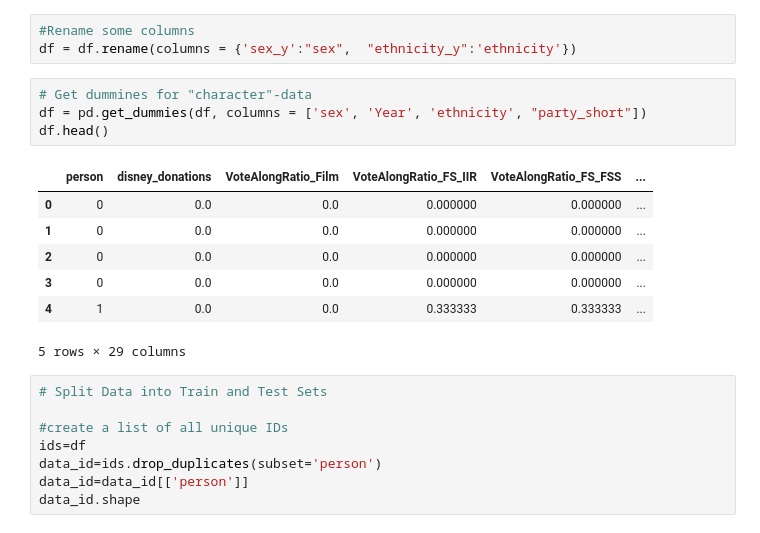
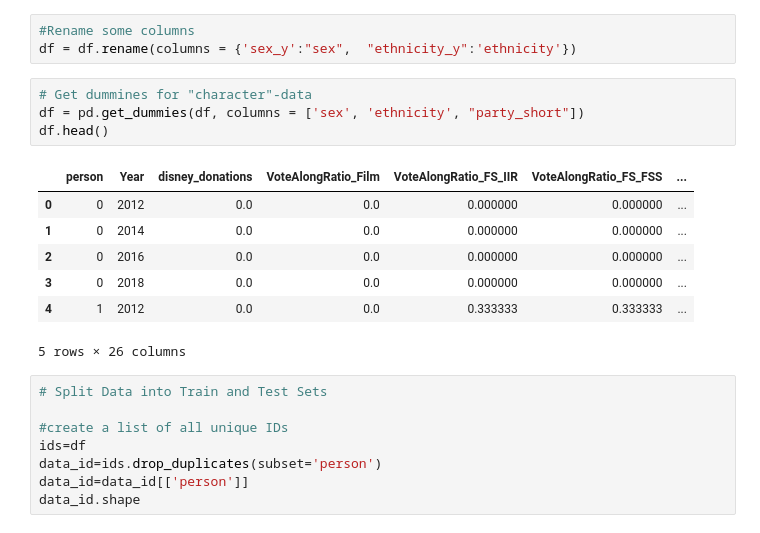
Before and after one commit to jmitchellb14/donorbehavior, a Jupyter notebook: Code/07_Random_Forest_Bloomberg.ipynb, the cells around one changed output. Saved outputs shown, nothing was run; the diff lists cells and outputs as text.

```diff
--- a/Code/07_Random_Forest_Bloomberg.ipynb
+++ b/Code/07_Random_Forest_Bloomberg.ipynb
@@ -63,16 +63,16 @@ df = df.drop(columns = list)
 df = df.rename(columns = {'sex_y':"sex",  "ethnicity_y":'ethnicity'})
 # %%
 # Get dummines for "character"-data
-df = pd.get_dummies(df, columns = ['sex', 'Year', 'ethnicity', "party_short"])
+df = pd.get_dummies(df, columns = ['sex', 'ethnicity', "party_short"])
 df.head()
 # %% [output]
-|  | person | disney_donations | VoteAlongRatio_Film | VoteAlongRatio_FS_IIR | VoteAlongRatio_FS_FSS | ... |
-| 0 | 0 | 0.0 | 0.0 | 0.000000 | 0.000000 | ... |
-| 1 | 0 | 0.0 | 0.0 | 0.000000 | 0.000000 | ... |
-| 2 | 0 | 0.0 | 0.0 | 0.000000 | 0.000000 | ... |
-| 3 | 0 | 0.0 | 0.0 | 0.000000 | 0.000000 | ... |
-| 4 | 1 | 0.0 | 0.0 | 0.333333 | 0.333333 | ... |
+|  | person | Year | disney_donations | VoteAlongRatio_Film | VoteAlongRatio_FS_IIR | VoteAlongRatio_FS_FSS | ... |
+| 0 | 0 | 2012 | 0.0 | 0.0 | 0.000000 | 0.000000 | ... |
+| 1 | 0 | 2014 | 0.0 | 0.0 | 0.000000 | 0.000000 | ... |
+| 2 | 0 | 2016 | 0.0 | 0.0 | 0.000000 | 0.000000 | ... |
+| 3 | 0 | 2018 | 0.0 | 0.0 | 0.000000 | 0.000000 | ... |
+| 4 | 1 | 2012 | 0.0 | 0.0 | 0.333333 | 0.333333 | ... |
-5 rows × 29 columns
+5 rows × 26 columns
 # %%
 # Split Data into Train and Test Sets
 
```
Also changed, not shown: parts of 22 cells of this notebook, 4 other files.
